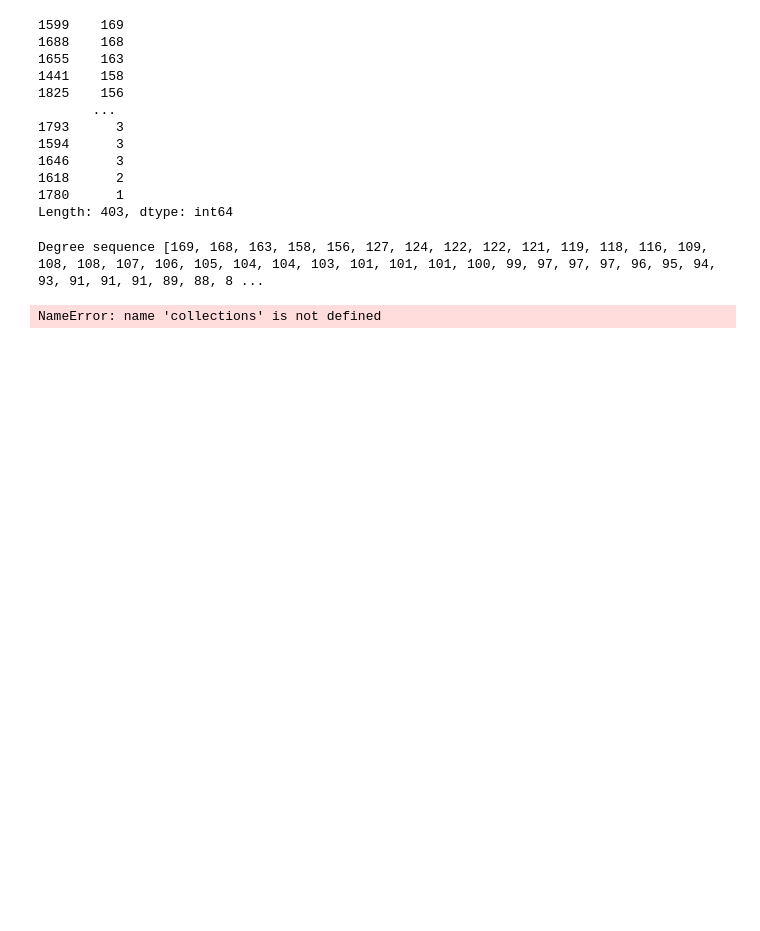
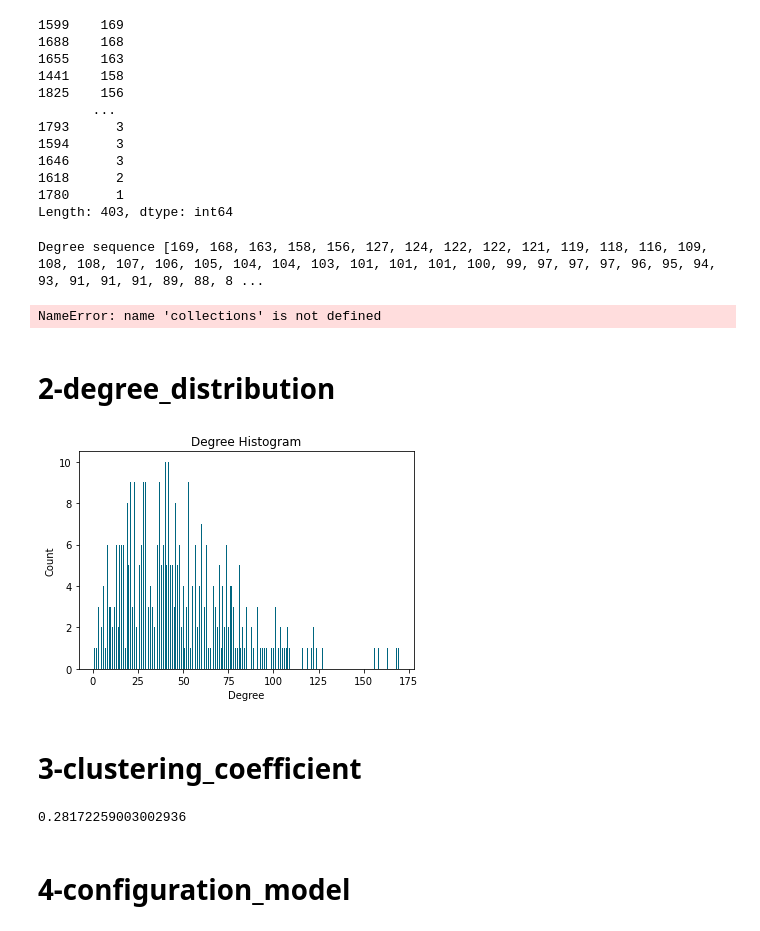
Before and after one commit to Sigma-/graph-mining-grX, a Jupyter notebook: TIJ - SFHH - Graph Mining .ipynb, the cells around one changed output. Cells and saved outputs as stored; diff of their text form; code cells hidden in the pictures; blank space fills up the shorter version.

```diff
--- a/TIJ - SFHH - Graph Mining .ipynb
+++ b/TIJ - SFHH - Graph Mining .ipynb
@@ -121,3 +121,40 @@ Length: 403, dtype: int64
 # %% [output]
 Degree sequence [169, 168, 163, 158, 156, 127, 124, 122, 122, 121, 119, 118, 116, 109, 108, 108, 107, 106, 105, 104, 104, 103, 101, 101, 101, 100, 99, 97, 97, 97, 96, 95, 94, 93, 91, 91, 91, 89, 88, 8 ...
 NameError: name 'collections' is not defined
+# %% [markdown]
+# 2-degree_distribution
+# %%
+import collections
+# extract the degree sequence
+degree_sequence = sorted([d for n, d in G.degree()], reverse=True)
+#print("Degree sequence", degree_sequence)
+
+# compute the number of nodes having a given centrality
+degreeCount = collections.Counter(degree_sequence)
+#print("degreeCount", degreeCount)
+
+# spilt into two differents list the degree and the number of nodes having that degree
+deg, cnt = zip(*degreeCount.items())
+#print(deg, cnt)
+
+# build and draw histogram
+plt.bar(deg, cnt, width=0.5, color=(0, 0.4, 0.5, 1))
+
+plt.title("Degree Histogram")
+plt.ylabel("Count")
+plt.xlabel("Degree")
+ax.set_xticks([d for d in deg])
+ax.set_xticklabels(deg)
+
+plt.show()
+# %% [output]
+[figure, added]
+# %% [markdown]
+# 3-clustering_coefficient
+# %%
+# compute and display the average clustering coefficient of the karate club graph
+print(nx.average_clustering(G))
+# %% [output]
+0.28172259003002936
+# %% [markdown]
+# 4-configuration_model
```
Also changed, not shown: parts of 1 cell of this notebook.
